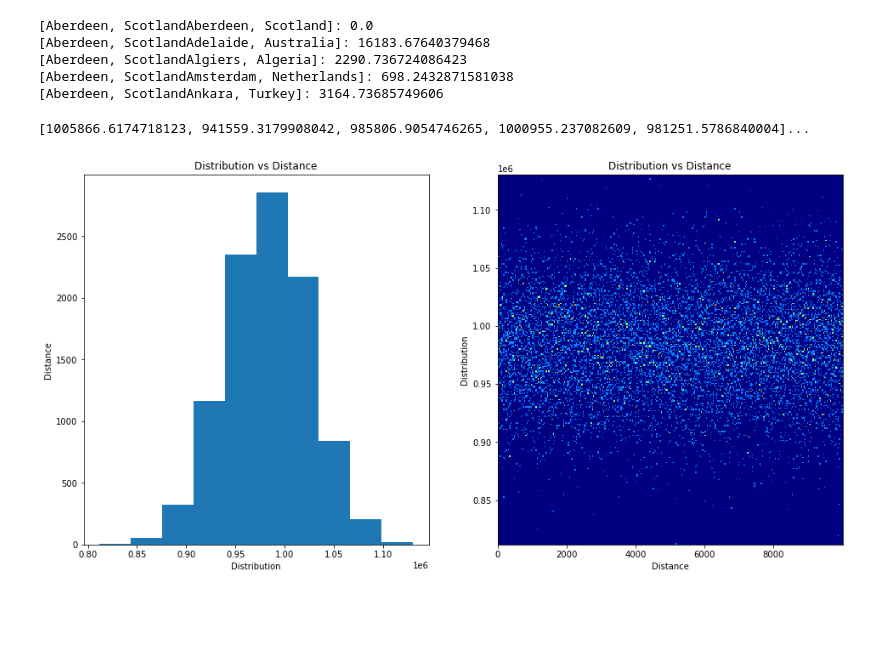
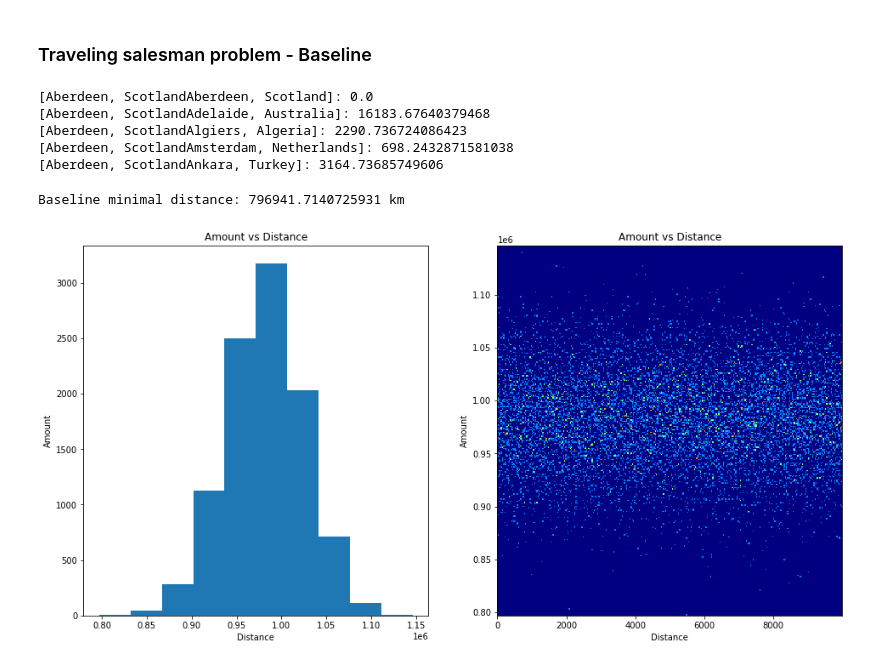
Before and after one commit to AntonMaxen/applied-ai, a Jupyter notebook: assignment_1/VG_3-3.ipynb, the cells around one changed output. Saved outputs shown, nothing was run; the diff lists cells and outputs as text; code cells hidden in the pictures; blank space fills up the shorter version.

```diff
--- a/assignment_1/VG_3-3.ipynb
+++ b/assignment_1/VG_3-3.ipynb
@@ -1,3 +1,5 @@
+# %% [markdown]
+### Traveling salesman problem - Baseline
 # %%
 import pandas as pd
 import numpy as np
@@ -36,25 +40,23 @@ for _ in range(num_simulations):
     distance = all_cities_visited_simulation(cities, city_distances_dict)
     distances.append(distance)
 
-print(f'{distances[:5]}...')
+print(f'Baseline minimal distance: {min(distances)} km')
 # %% [output]
-[1005866.6174718123, 941559.3179908042, 985806.9054746265, 1000955.237082609, 981251.5786840004]...
+Baseline minimal distance: 796941.7140725931 km
 # %%
-import matplotlib.pyplot as plt
 plt.figure(figsize=(16, 8))
 plt.subplot(1, 2, 1)
 plt.hist(distances)
-
-plt.xlabel('Distribution')
-plt.ylabel('Distance')
-plt.title("Distribution vs Distance")
+plt.xlabel('Distance')
+plt.ylabel('Amount')
+plt.title("Amount vs Distance")
 
 plt.subplot(1, 2, 2)
 plt.hist2d([i for i in range(10000)], distances, bins=(300, 300), cmap=plt.cm.jet)
 plt.xlabel('Distance')
-plt.ylabel('Distribution')
-plt.title("Distribution vs Distance")
+plt.ylabel('Amount')
+plt.title("Amount vs Distance")
 
 plt.show()
 # %% [output]
-[figure, old version]
+[figure, new version]
```
Also changed, not shown: parts of 1 cell of this notebook, 10 other files.
